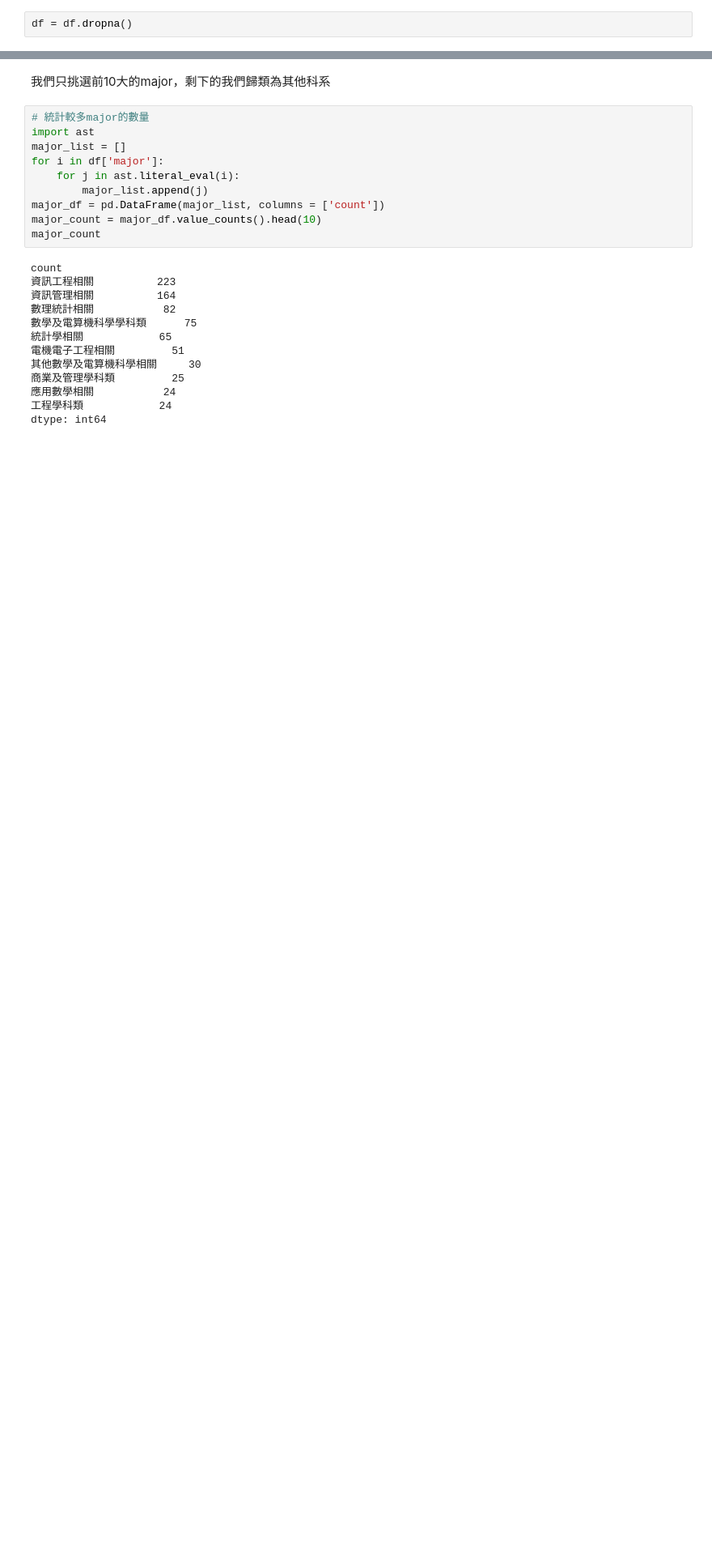
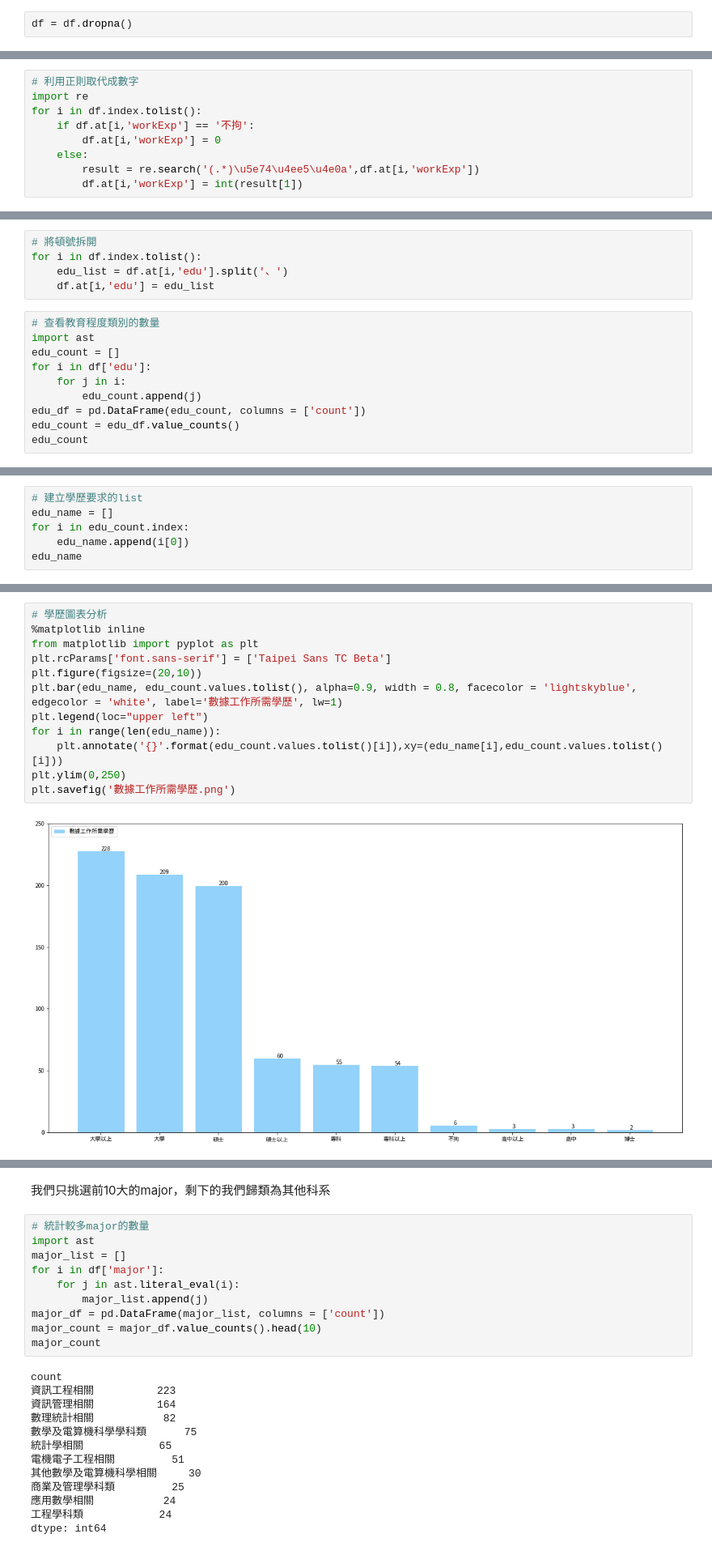
Before and after one commit to erikson0611/data_job, a Jupyter notebook: data_clean.ipynb, the cells around one changed output, grey strips where cells are left out. Shown at 81% size. Cells and saved outputs as stored; diff of their text form; blank space fills up the shorter version.

```diff
--- a/data_clean.ipynb
+++ b/data_clean.ipynb
@@ -22,0 +41,9 @@ df = df.dropna()
+# %%
+# 利用正則取代成數字
+import re
+for i in df.index.tolist():
+    if df.at[i,'workExp'] == '不拘':
+        df.at[i,'workExp'] = 0
+    else:
+        result = re.search('(.*)\u5e74\u4ee5\u4e0a',df.at[i,'workExp'])
+        df.at[i,'workExp'] = int(result[1])
@@ -22,0 +75,15 @@ df = df.dropna()
+# %%
+# 將頓號拆開
+for i in df.index.tolist():
+    edu_list = df.at[i,'edu'].split('、')
+    df.at[i,'edu'] = edu_list
+# %%
+# 查看教育程度類別的數量
+import ast
+edu_count = []
+for i in df['edu']:
+    for j in i:
+        edu_count.append(j)
+edu_df = pd.DataFrame(edu_count, columns = ['count'])
+edu_count = edu_df.value_counts()
+edu_count
@@ -22,0 +103,6 @@ df = df.dropna()
+# %%
+# 建立學歷要求的list
+edu_name = []
+for i in edu_count.index:
+    edu_name.append(i[0])
+edu_name
@@ -22,0 +111,14 @@ df = df.dropna()
+# %%
+# 學歷圖表分析
+%matplotlib inline
+from matplotlib import pyplot as plt
+plt.rcParams['font.sans-serif'] = ['Taipei Sans TC Beta']
+plt.figure(figsize=(20,10))
+plt.bar(edu_name, edu_count.values.tolist(), alpha=0.9, width = 0.8, facecolor = 'lightskyblue', edgecolor = 'white', label='數據工作所需學歷', lw=1)
+plt.legend(loc="upper left")
+for i in range(len(edu_name)):
+    plt.annotate('{}'.format(edu_count.values.tolist()[i]),xy=(edu_name[i],edu_count.values.tolist()[i]))
+plt.ylim(0,250)
+plt.savefig('數據工作所需學歷.png')
+# %% [output]
+[figure, added]
```
Also changed, not shown: parts of 46 cells of this notebook, 2 other files.
